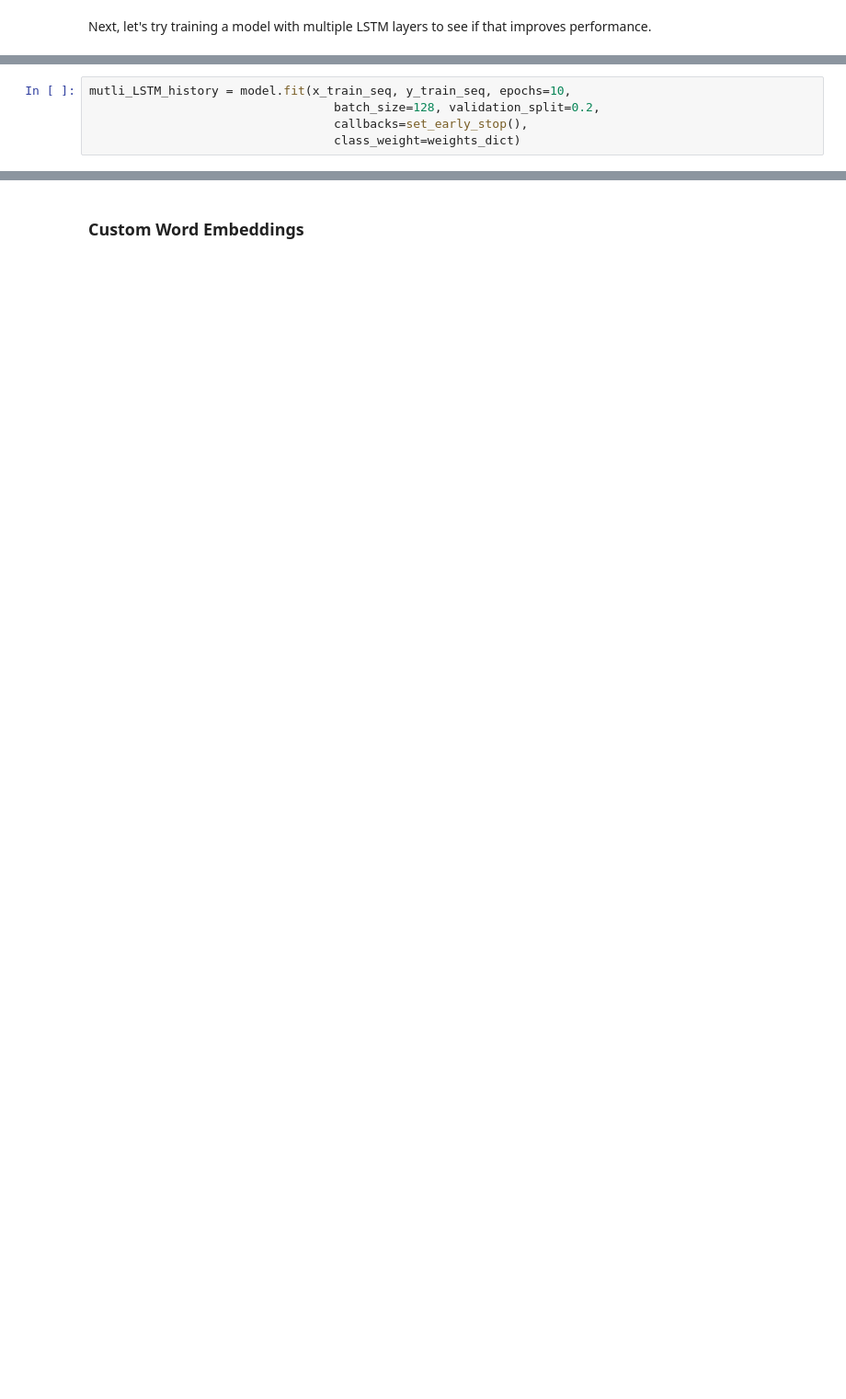
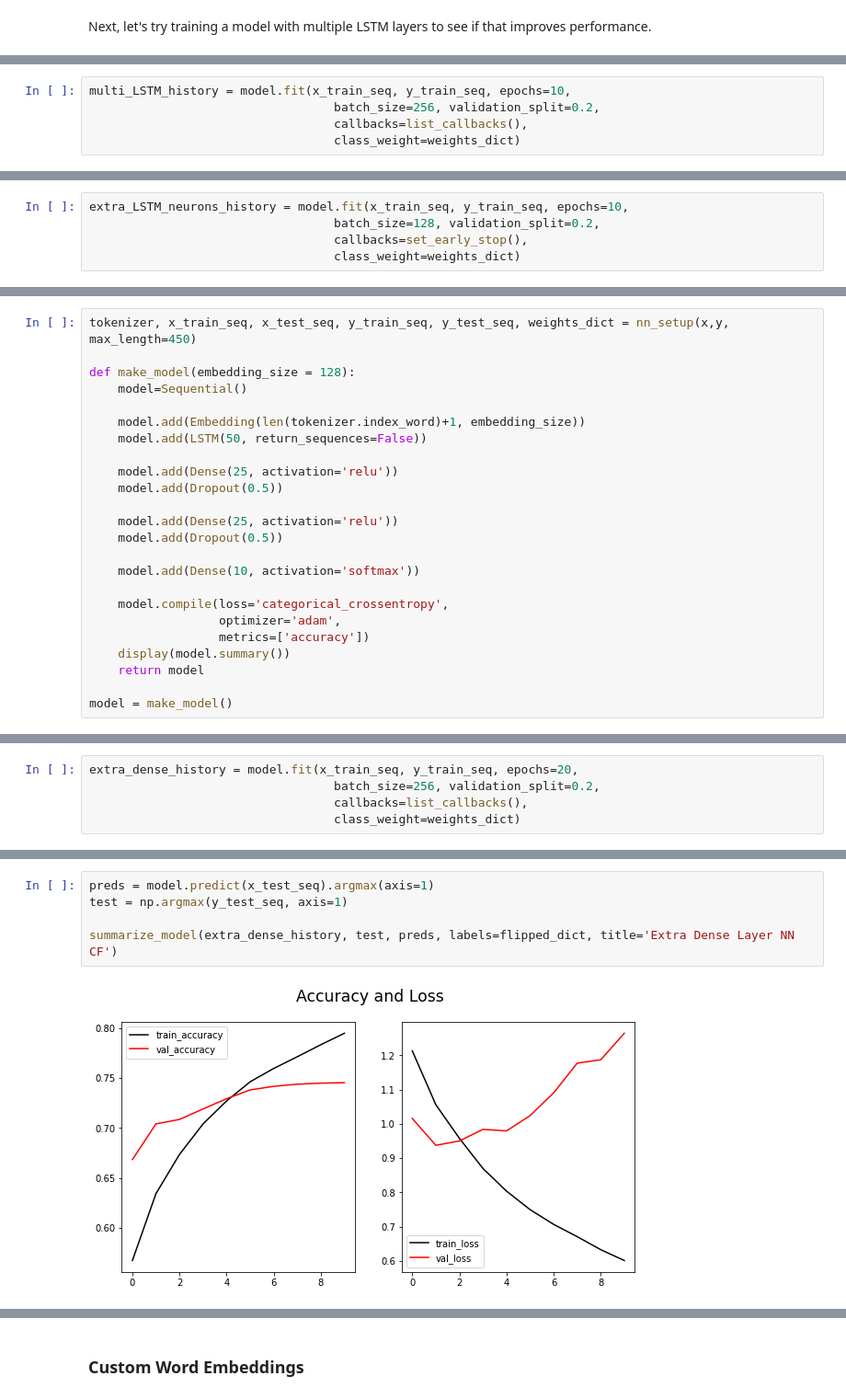
Before and after one commit to kcalizadeh/phil_nlp, a Jupyter notebook: neural_networks.ipynb, the cells around one changed output, grey strips where cells are left out. Shown at 92% size. Drawn from its saved outputs; the diff is of its cells as text; blank space fills up the shorter version.

```diff
--- a/neural_networks.ipynb
+++ b/neural_networks.ipynb
@@ -374,0 +468,5 @@ None
+# %%
+multi_LSTM_history = model.fit(x_train_seq, y_train_seq, epochs=10,
+                                  batch_size=256, validation_split=0.2,
+                                  callbacks=list_callbacks(),
+                                  class_weight=weights_dict)
@@ -375,5 +505,5 @@ None
 # %%
-mutli_LSTM_history = model.fit(x_train_seq, y_train_seq, epochs=10,
+extra_LSTM_neurons_history = model.fit(x_train_seq, y_train_seq, epochs=10,
                                   batch_size=128, validation_split=0.2,
                                   callbacks=set_early_stop(),
                                   class_weight=weights_dict)
@@ -394,0 +525,24 @@ This model also could not do any better than just random guessing. Since messing
+# %%
+tokenizer, x_train_seq, x_test_seq, y_train_seq, y_test_seq, weights_dict = nn_setup(x,y, max_length=450)
+
+def make_model(embedding_size = 128):
+    model=Sequential()
+
+    model.add(Embedding(len(tokenizer.index_word)+1, embedding_size))
+    model.add(LSTM(50, return_sequences=False))
+
+    model.add(Dense(25, activation='relu'))
+    model.add(Dropout(0.5))
+
+    model.add(Dense(25, activation='relu'))
+    model.add(Dropout(0.5))
+
+    model.add(Dense(10, activation='softmax'))
+
+    model.compile(loss='categorical_crossentropy',
+                  optimizer='adam',
+                  metrics=['accuracy'])
+    display(model.summary())
+    return model
+
+model = make_model()
@@ -394,0 +568,5 @@ This model also could not do any better than just random guessing. Since messing
+# %%
+extra_dense_history = model.fit(x_train_seq, y_train_seq, epochs=20,
+                                  batch_size=256, validation_split=0.2,
+                                  callbacks=list_callbacks(),
+                                  class_weight=weights_dict)
@@ -394,0 +594,7 @@ This model also could not do any better than just random guessing. Since messing
+# %%
+preds = model.predict(x_test_seq).argmax(axis=1)
+test = np.argmax(y_test_seq, axis=1)
+
+summarize_model(extra_dense_history, test, preds, labels=flipped_dict, title='Extra Dense Layer NN CF')
+# %% [output]
+[figure, added]
```
Also changed, not shown: parts of 82 cells of this notebook.
